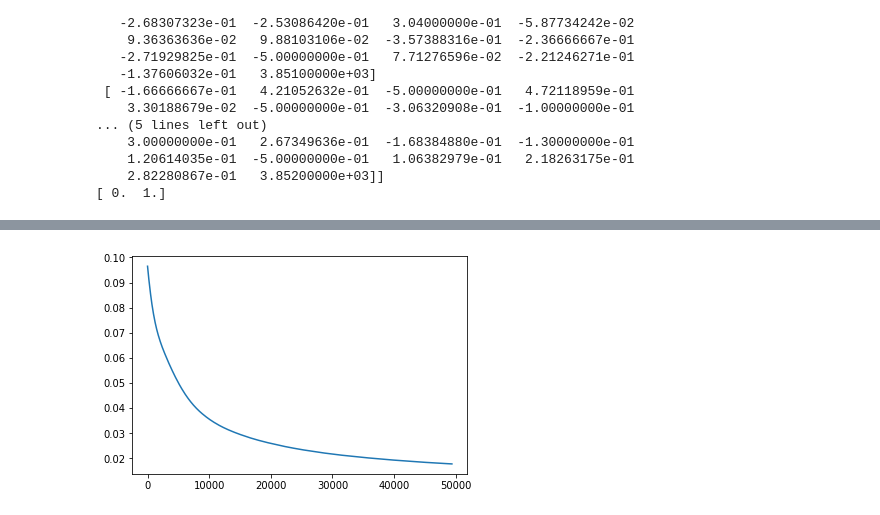
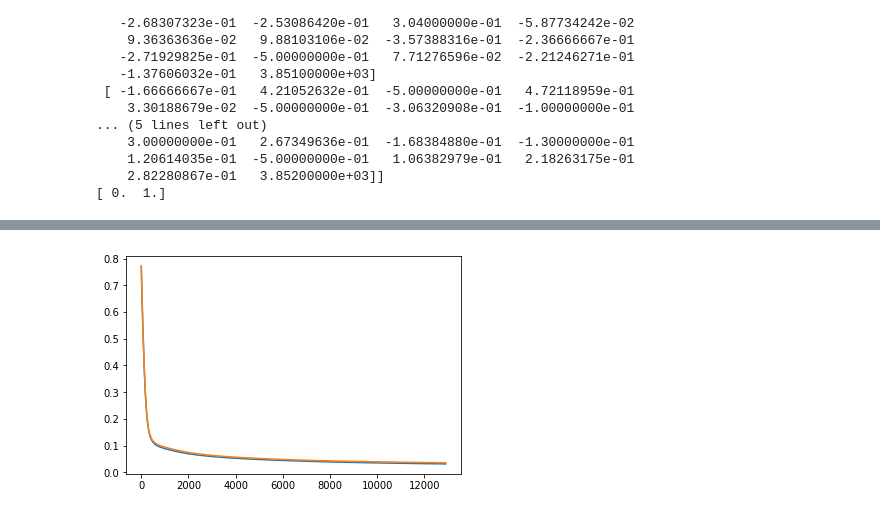
Before and after one commit to Lrab/COMP562_Final, a Jupyter notebook: DataPlayground.ipynb, the cells around one changed output, grey strips where cells are left out. Drawn from its saved outputs; the diff is of its cells as text; code cells hidden in the pictures.

```diff
--- a/DataPlayground.ipynb
+++ b/DataPlayground.ipynb
@@ -676,3 +673,14 @@ y = torch.FloatTensor(np.array(clabels))
+# %%
+fit_percentage = 0.75
+training_index = np.random.choice(len(cdata),size=int(fit_percentage*len(cdata)),replace=0)
+
+validation_index = [i for i in range(len(cdata)) if i not in training_index]
+
+vx = torch.FloatTensor(cdata[validation_index,:-1])
+vy = torch.FloatTensor(np.array(clabels[validation_index]))
+
+x = torch.FloatTensor(cdata[training_index,:-1])
+y = torch.FloatTensor(np.array(clabels[training_index]))
 # %%
 model = nn.Sequential(nn.Linear(n_in, n_h),
                      nn.ReLU(),
@@ -690,15 +694,18 @@ TypeError: binary_cross_entropy() missing 2 required positional arguments: 'inpu
 optimizer = torch.optim.SGD(model.parameters(), lr=.01)
 # %%
 epoch = 0
-tol = 0.0000001
+tol = 0.000001
 loss_list = []
+vloss_list = []
 dif = 1
 while(dif > tol):
     epoch += 1
     # Forward Propagation
     y_pred = model(x)
+    vy_pred = model(vx)
     # Compute and print loss
     loss = torch.nn.functional.binary_cross_entropy(y_pred,y)
+    vloss = torch.nn.functional.binary_cross_entropy(vy_pred,vy)
     if epoch%1000 == 0:
         print('epoch: ', epoch,' loss: ', loss.item())
     # Zero the gradients
@@ -711,6 +718,7 @@ while(dif > tol):
     optimizer.step()
 
     loss_list.append(loss.item())
+    vloss_list.append(vloss.item())
     if epoch > 2:
         dif = abs(loss_list[-1] - loss_list[-2])
 # %% [output]
@@ -734,5 +737,6 @@ epoch:  49000  loss:  0.017848968505859375
 # %%
 plt.plot(loss_list)
+plt.plot(vloss_list)
 plt.show()
 # %% [output]
-[figure, old version]
+[figure, new version]
```
Also changed, not shown: parts of 7 cells of this notebook.
